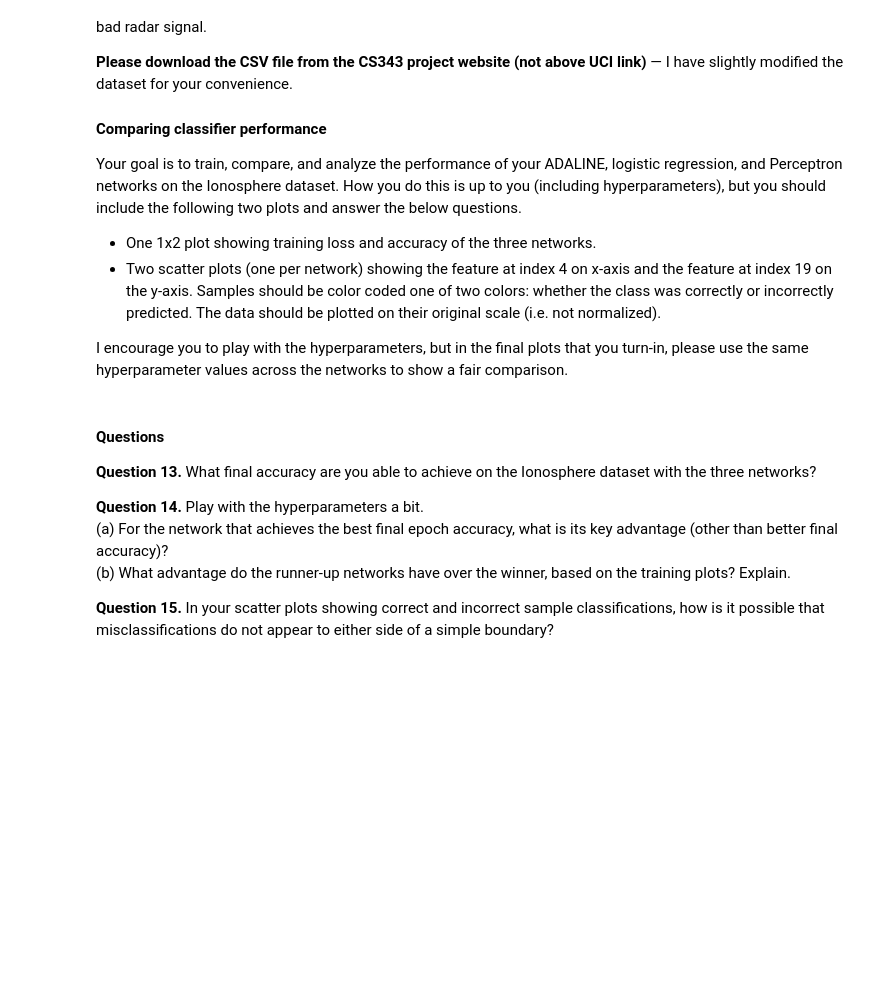
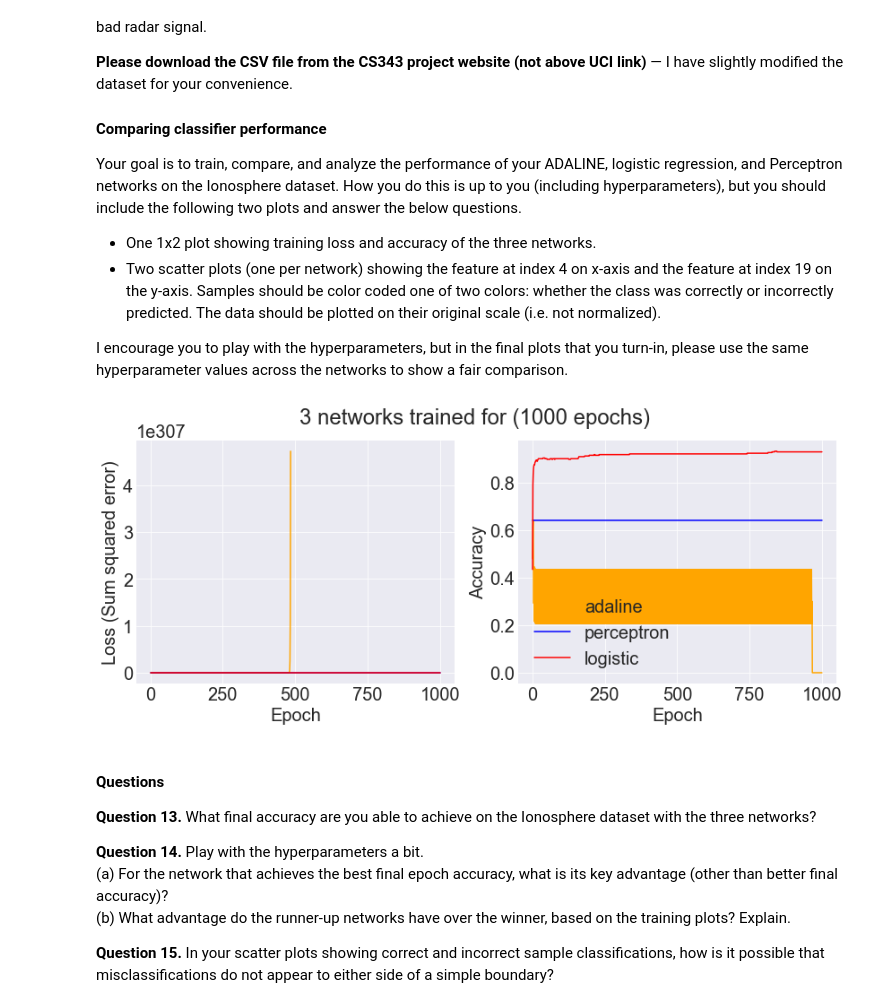
Before and after one commit to luhangsnn/neuralnetworks, a Jupyter notebook: proj1/classification_and_regression.ipynb, the cells around one changed output. Drawn from its saved outputs; the diff is of its cells as text; code cells hidden in the pictures; blank space fills up the shorter version.

```diff
--- a/proj1/classification_and_regression.ipynb
+++ b/proj1/classification_and_regression.ipynb
@@ -339,12 +336,29 @@ I encourage you to play with the hyperparameters, but in the final plots that yo
 # %%
 df = pd.read_csv("ionosphere.csv", header=0)
 data = df.iloc[:,0:32].to_numpy()
 output = df.iloc[:,-1].to_numpy()
 output = pd.factorize(output)[0]
 #'b': 0; 'g': 1
 
 #preprocess the data
 standardized_data = (data - np.mean(data, axis = 0))/ np.std(data, axis = 0)
+
+#using the three networks to train:
+#ADALINE
+adaline_net = Adaline()
+loss_1, acc_1 = adaline_net.fit(standardized_data, output)
+
+#Perceptron
+perceptron_net = Perceptron()
+loss_2, acc_2 = perceptron_net.fit(standardized_data, output)
+
+#logistics
+logistic_net = AdalineLogistic()
+loss_3, acc_3 = logistic_net.fit(standardized_data, output)
+
+plot_nets_train([adaline_net, perceptron_net, logistic_net], [loss_1, loss_2, loss_3], [acc_1, acc_2, acc_3], ['adaline', 'perceptron', 'logistic'], plotMarkers=False)
+# %% [output]
+[figure, added]
 # %% [markdown]
 #### Questions
 
```
Also changed, not shown: parts of 4 cells of this notebook, 1 other file.
